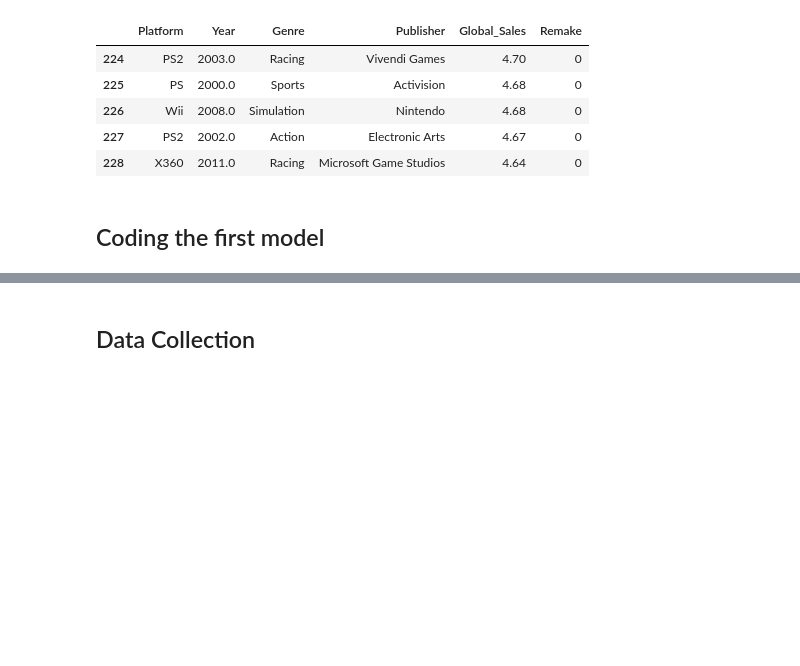
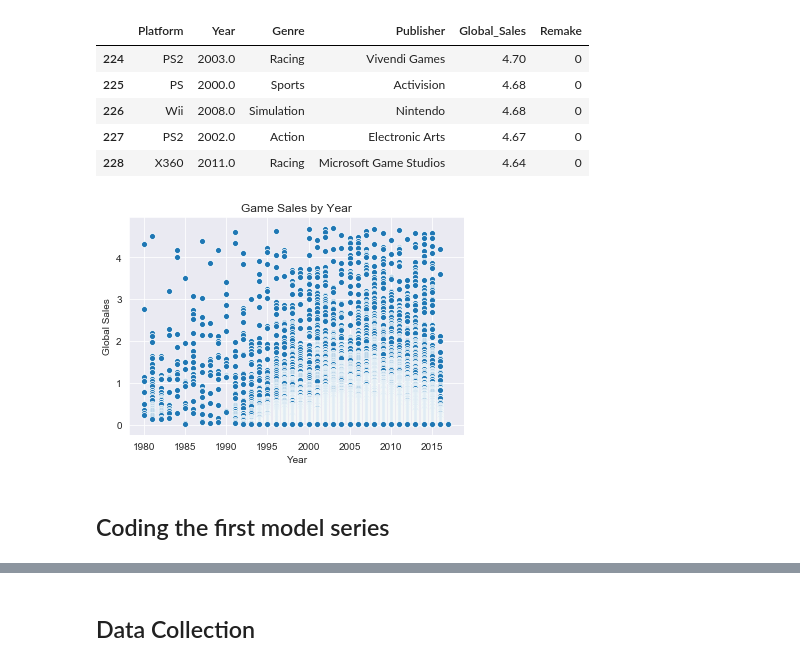
Before and after one commit to RCKettel/CapstoneProject, a Jupyter notebook: Notebooks/NextSteps.ipynb, the cells around one changed output, grey strips where cells are left out. Saved outputs shown, nothing was run; the diff lists cells and outputs as text; code cells hidden in the pictures; blank space fills up the shorter version.

Commit message:
began running models to see if there is any appreciable difference

```diff
--- a/Notebooks/NextSteps.ipynb
+++ b/Notebooks/NextSteps.ipynb
@@ -172,8 +178,16 @@ sglobal_nooutliers.head()
 | 226 | Wii | 2008.0 | Simulation | Nintendo | 4.68 | 0 |
 | 227 | PS2 | 2002.0 | Action | Electronic Arts | 4.67 | 0 |
 | 228 | X360 | 2011.0 | Racing | Microsoft Game Studios | 4.64 | 0 |
+# %%
+sns.set_style('darkgrid')
+sns.scatterplot(sglobal_nooutliers.Year, sglobal_nooutliers.Global_Sales)
+plt.title('Game Sales by Year')
+plt.ylabel('Global Sales')
+plt.show();
+# %% [output]
+[figure, added]
 # %% [markdown]
-## Coding the first model
+## Coding the first model series
 # %%
 y = sglobal_nooutliers['Global_Sales']
 X = sglobal_nooutliers.drop('Global_Sales', axis=1)
```
Also changed, not shown: parts of 29 cells of this notebook, 1 other file.
